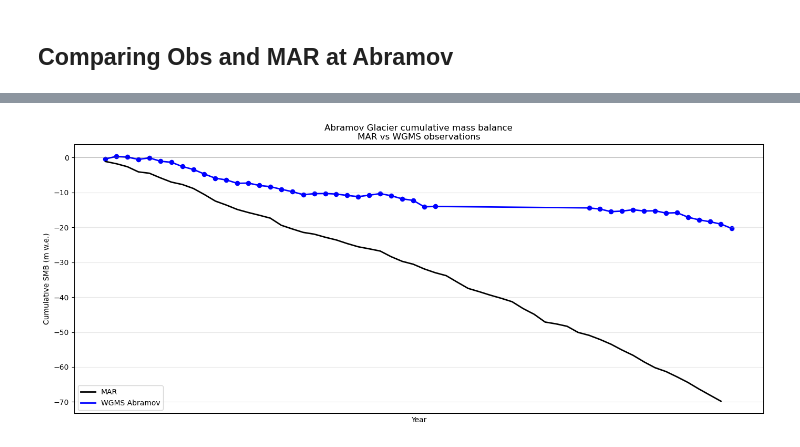
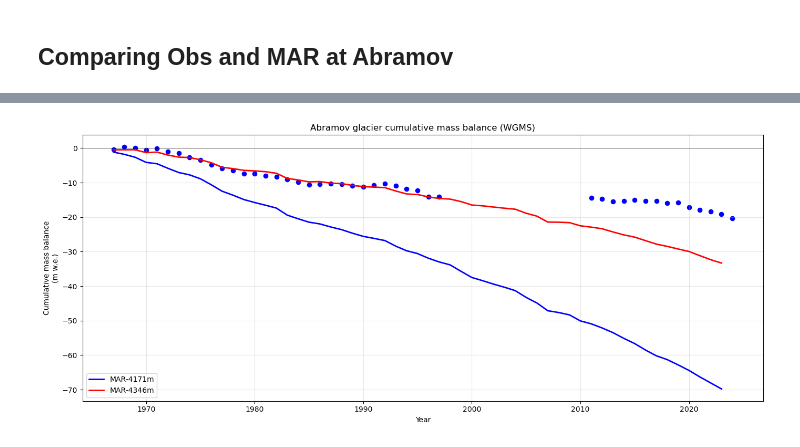
Before and after one commit to xfain/MAR_HMA, a Jupyter notebook: Pamir_domain/SMB.timeSeries_GRp-Abramov.ipynb, the cells around one changed output, grey strips where cells are left out. Drawn from its saved outputs; the diff is of its cells as text; code cells hidden in the pictures.

```diff
--- a/Pamir_domain/SMB.timeSeries_GRp-Abramov.ipynb
+++ b/Pamir_domain/SMB.timeSeries_GRp-Abramov.ipynb
@@ -100,0 +126,15 @@ Altitude : 4171.5380859375
+# %%
+dist = np.sqrt((ds_lat - abra_lat)**2 + (ds_lon - abra_lon)**2)
+idx_1d = dist.argmin().item()
+iY_max, iX_max = np.unravel_index(idx_1d, dist.shape)
+
+iX_max= iX+3
+iY_max = iY+2
+
+print("Caratéristique de la maille MAR voisine du glacier Abramov la plus haute")
+print("Indice Y :", iX_max)
+print("Indice X :", iX_max)
+print("Latitude :", ds_lat[iY_max, iX_max].item())
+print("Longitude :", ds_lon[iY_max, iX_max].item())
+print("Altitude :", ds_SH[iY_max, iX_max].item())
+print("Ice% :", ds_ICE[iY_max, iX_max].item())
@@ -1298,7 +2542,20 @@ ds_SMB_abra_annual = (
 
 ds_SMB_cum = ds_SMB_abra_annual.cumsum(dim="time")
 
+######
+ds_SMB_abra_max = ds_SMB.isel(Y=iY_max, X=iX_max)
 
+ds_SMB_abra_max_annual = (
+    ds_SMB_abra_max
+    .resample(time="AS-SEP")
+    .sum()
+    .sel(time=slice("1967-09-01", "2024-08-31"))
+    / 1000   # mm w.e. -> m w.e.
+)
+
+ds_SMB_max_cum = ds_SMB_abra_max_annual.cumsum(dim="time")
+
+######
 
 df = smb_obs["Abramov"].copy()
 df["year_corr"] = df["year"] - 1
@@ -1312,62 +2569,50 @@ df["cumulative_smb"] = (
 fig, ax = plt.subplots(
     figsize=(14,6)
 )
 
 ax.plot(
     ds_SMB_cum.time.dt.year,
     ds_SMB_cum,
-    color="black",
+    color="blue",
     linewidth=2,
-    label="MAR"
+    label="MAR-4171m"
 )
 
-
 ax.plot(
-    df["year_corr"],
-    df["cumulative_smb"],
-    color="blue",
+    ds_SMB_max_cum.time.dt.year,
+    ds_SMB_max_cum,
+    color="red",
     linewidth=2,
-    label="WGMS Abramov"
+    label="MAR-4346m"
 )
 
 
 ax.scatter(
     df["year_corr"],
     df["cumulative_smb"],
     color="blue",
     s=35
 )
 
 
-
-ax.axhline(
+# ligne zéro
+plt.axhline(
     0,
     color="black",
-    linewidth=0.2
-)
-ax.set_xlabel(
-    "Year"
-)
-ax.set_ylabel(
-    "Cumulative SMB (m w.e.)"
-)
-ax.set_title(
-    "Abramov Glacier cumulative mass balance\nMAR vs WGMS observations"
-)
-ax.grid(
-    alpha=0.3
-)
-ax.legend()
-
-ax.xaxis.set_major_locator(
-    mdates.YearLocator(5)
-)
-ax.xaxis.set_major_formatter(
-    mdates.DateFormatter("%Y")
+    linewidth=0.5
 )
 
-plt.xticks(rotation=45)
+plt.xlabel("Year")
+plt.ylabel(
+    "Cumulative mass balance\n(m w.e.)"
+)
+plt.title(
+    "Abramov glacier cumulative mass balance (WGMS)"
+)
+
+plt.legend()
+plt.grid(alpha=0.3)
 plt.tight_layout()
 plt.show()
 # %% [output]
-[figure, old version]
+[figure, new version]
```
Also changed, not shown: parts of 37 cells of this notebook, 7 other files.
